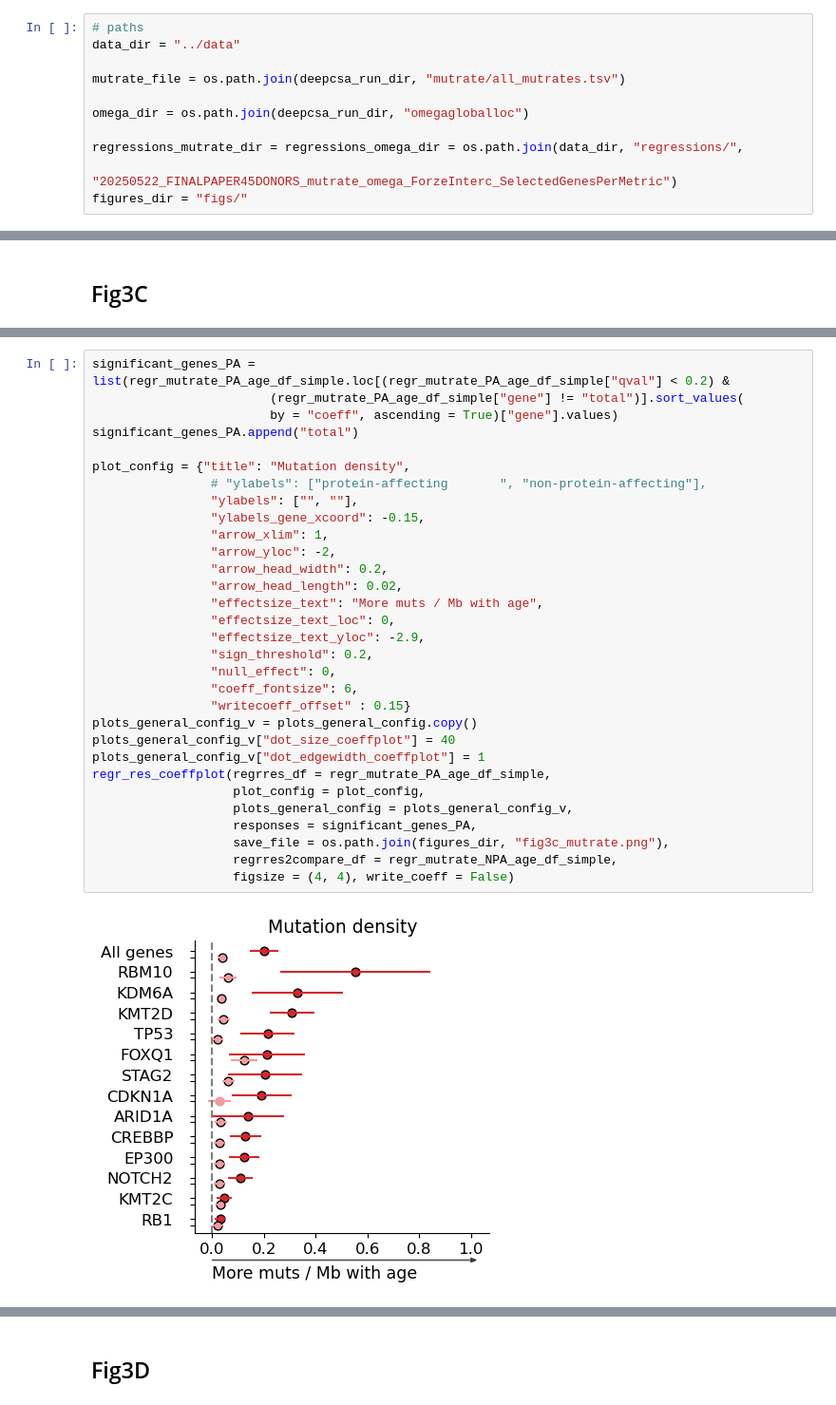
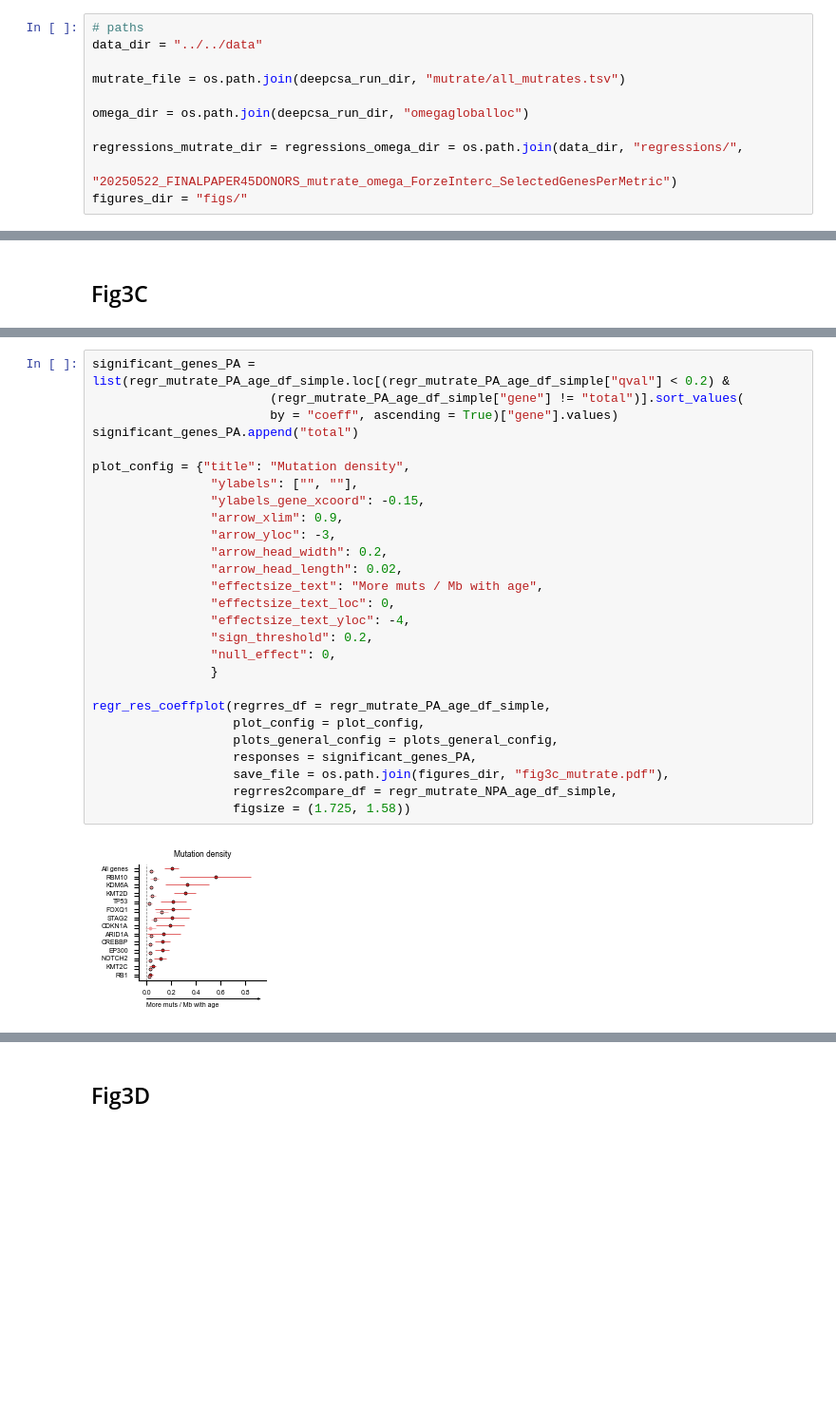
Before and after one commit to bbglab/normal_bladder_paper, a Jupyter notebook: main/Fig3/Fig3.ipynb, the cells around one changed output, grey strips where cells are left out. Shown at 95% size. Saved outputs shown, nothing was run; the diff lists cells and outputs as text; blank space fills up the shorter version.

```diff
--- a/main/Fig3/Fig3.ipynb
+++ b/main/Fig3/Fig3.ipynb
@@ -18,7 +18,7 @@ from load_data_f3 import *
 from plot_f3 import *
 # %%
 # paths
-data_dir = "../data"
+data_dir = "../../data"
 
 mutrate_file = os.path.join(deepcsa_run_dir, "mutrate/all_mutrates.tsv")
 
@@ -384,35 +400,31 @@ regr_mutrate_NPA_age_df_simple = regr_mutrate_NPA_age_df.drop(["age_decades", "p
 # %%
 significant_genes_PA = list(regr_mutrate_PA_age_df_simple.loc[(regr_mutrate_PA_age_df_simple["qval"] < 0.2) &
                         (regr_mutrate_PA_age_df_simple["gene"] != "total")].sort_values(
                         by = "coeff", ascending = True)["gene"].values)
 significant_genes_PA.append("total")
 
 plot_config = {"title": "Mutation density",
-                # "ylabels": ["protein-affecting       ", "non-protein-affecting"],
                 "ylabels": ["", ""],
                 "ylabels_gene_xcoord": -0.15,
-                "arrow_xlim": 1,
-                "arrow_yloc": -2,
+                "arrow_xlim": 0.9,
+                "arrow_yloc": -3,
                 "arrow_head_width": 0.2,
                 "arrow_head_length": 0.02,
                 "effectsize_text": "More muts / Mb with age",
                 "effectsize_text_loc": 0,
-                "effectsize_text_yloc": -2.9,
+                "effectsize_text_yloc": -4,
                 "sign_threshold": 0.2,
                 "null_effect": 0,
-                "coeff_fontsize": 6,
-                "writecoeff_offset" : 0.15}
-plots_general_config_v = plots_general_config.copy()
-plots_general_config_v["dot_size_coeffplot"] = 40
-plots_general_config_v["dot_edgewidth_coeffplot"] = 1
+                }
+
 regr_res_coeffplot(regrres_df = regr_mutrate_PA_age_df_simple,
                    plot_config = plot_config,
-                   plots_general_config = plots_general_config_v,
+                   plots_general_config = plots_general_config,
                    responses = significant_genes_PA,
-                   save_file = os.path.join(figures_dir, "fig3c_mutrate.png"),
+                   save_file = os.path.join(figures_dir, "fig3c_mutrate.pdf"),
                    regrres2compare_df = regr_mutrate_NPA_age_df_simple,
-                   figsize = (4, 4), write_coeff = False)
+                   figsize = (1.725, 1.58))
 # %% [output]
-[figure, old version]
+[figure, new version]
 # %%
 regr_omega_age_df_simple = load_lmem_pred(clinvar = "age_decades",
```
Also changed, not shown: parts of 6 cells of this notebook, 7 other files.
